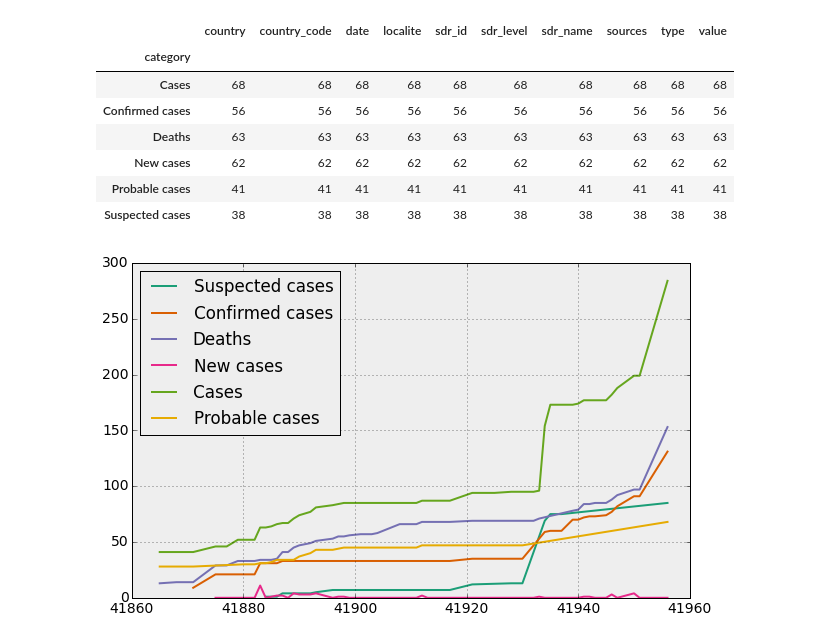
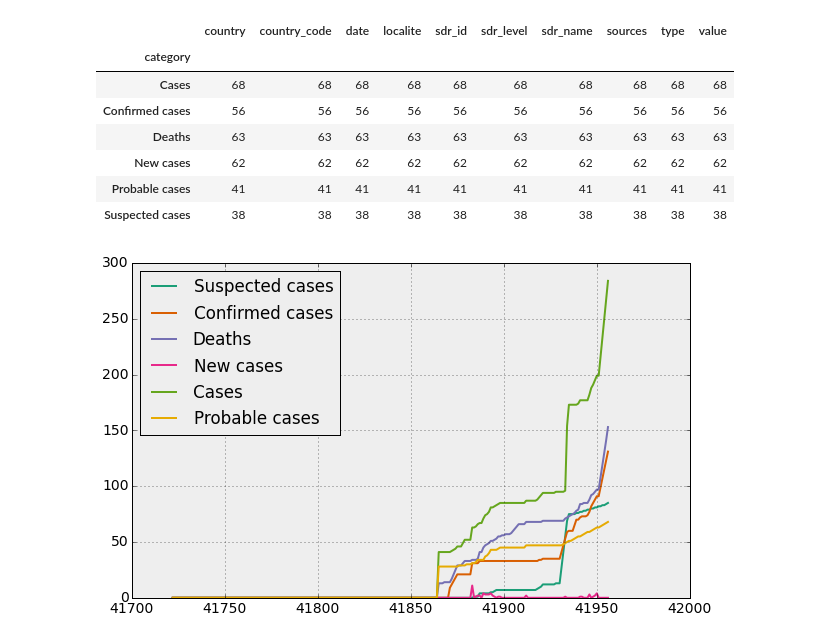
Before and after one commit to gsabran/data-science-project, a Jupyter notebook: code/timeseries.ipynb, the cells around one changed output. Saved outputs shown, nothing was run; the diff lists cells and outputs as text; code cells hidden in the pictures.

Commit message:
remove interpolation before ebola is reported in the region

```diff
--- a/code/timeseries.ipynb
+++ b/code/timeseries.ipynb
@@ -114,16 +114,18 @@ first_day = ts_clean.date.min() - 1
 interpolated_data = []
 for loc in time_series_dict2:
     for c in time_series_dict2[loc]:
-        last_day, last_value = first_day, 0
+        last_day, last_value, ebola_started = first_day, 0, False
         for d in sorted(time_series_dict2[loc][c]):
             new_value = time_series_dict2[loc][c][d]['value']
             for i in range(last_day + 1, d):
-                v = int(last_value + (new_value - last_value) * (i - last_day) * 1.0 / (d - last_day))
+                v = 0
+                if ebola_started:  v = int(last_value + (new_value - last_value) * (i - last_day) * 1.0 / (d - last_day))
                 el = time_series_dict2[loc][c][d].copy()
                 el['value'] = v
                 el['type'] = 'interpolate'
                 el['date'] = i
                 interpolated_data.append(el)
+            ebola_started = True
             time_series_dict2[loc][c][d]['type'] = 'original'
             interpolated_data.append(time_series_dict2[loc][c][d])
             last_day, last_value = d, new_value
@@ -177,11 +179,11 @@ df[df.type == 'original'].groupby('category').count()
 # %%
 def plot(country_code, sdr_id):
     df = ts_interpolated[(ts_interpolated.country_code == country_code) & (ts_interpolated.sdr_id == sdr_id)]
     for c in df.category.unique():
-        _df = df[(df.category == c) & (df.type == 'original')]
+        _df = df[(df.category == c)]
         plt.plot(_df.date, _df.value, label=c)
     plt.legend(loc=2)
     plt.show()
 plot('LR', 5513)
 # %% [output]
-[figure, old version]
+[figure, new version]
```
Also changed, not shown: 1 other file.
